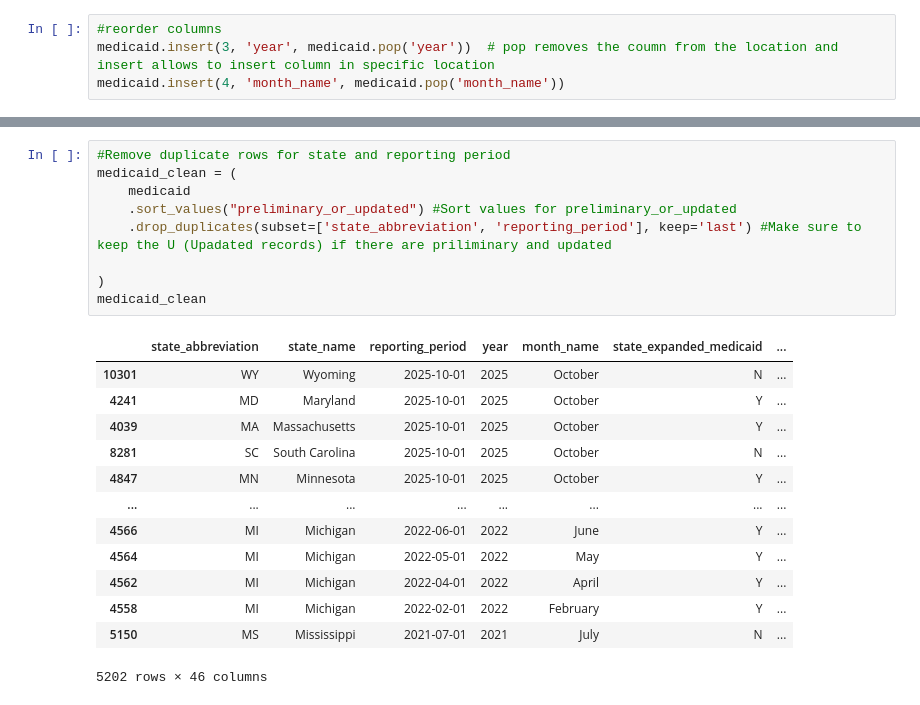
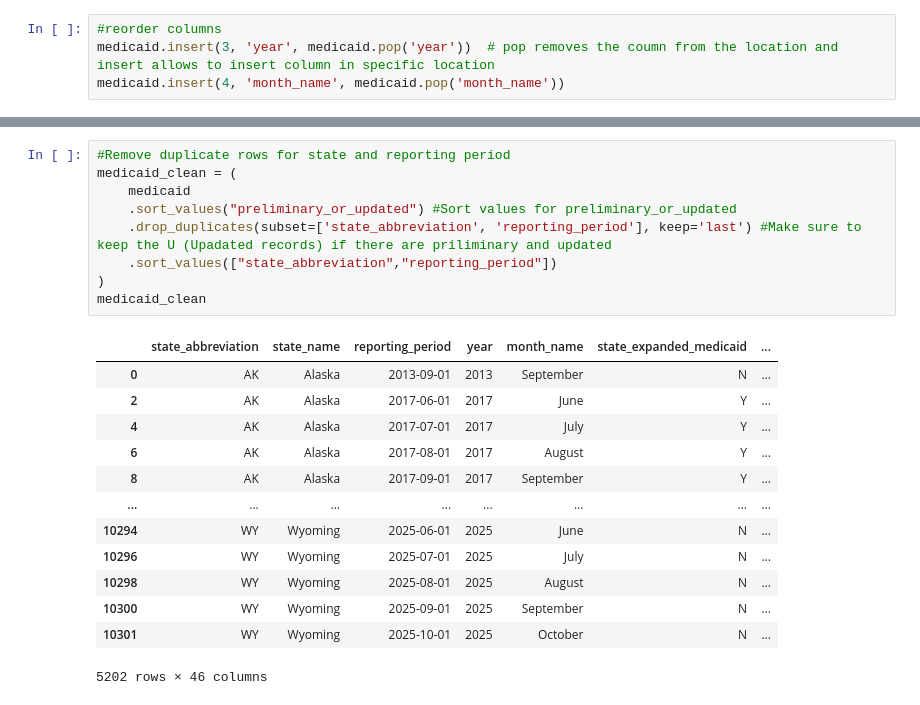
Before and after one commit to ADoddala/medicaid_CHIP_eligibility, a Jupyter notebook: notebooks/medicaid_chip_analysis.ipynb, the cells around one changed output, grey strips where cells are left out. Drawn from its saved outputs; the diff is of its cells as text.

```diff
--- a/notebooks/medicaid_chip_analysis.ipynb
+++ b/notebooks/medicaid_chip_analysis.ipynb
@@ -69,23 +53,23 @@ medicaid[medicaid.duplicated(subset=['state_abbreviation', 'reporting_period'])]
 # %%
 #Remove duplicate rows for state and reporting period
 medicaid_clean = (
     medicaid
     .sort_values("preliminary_or_updated") #Sort values for preliminary_or_updated
     .drop_duplicates(subset=['state_abbreviation', 'reporting_period'], keep='last') #Make sure to keep the U (Upadated records) if there are priliminary and updated
-
+    .sort_values(["state_abbreviation","reporting_period"])
 )
 medicaid_clean
 # %% [output]
 |  | state_abbreviation | state_name | reporting_period | year | month_name | state_expanded_medicaid | ... |
+| 0 | AK | Alaska | 2013-09-01 | 2013 | September | N | ... |
+| 2 | AK | Alaska | 2017-06-01 | 2017 | June | Y | ... |
+| 4 | AK | Alaska | 2017-07-01 | 2017 | July | Y | ... |
+| 6 | AK | Alaska | 2017-08-01 | 2017 | August | Y | ... |
+| 8 | AK | Alaska | 2017-09-01 | 2017 | September | Y | ... |
+| ... | ... | ... | ... | ... | ... | ... | ... |
+| 10294 | WY | Wyoming | 2025-06-01 | 2025 | June | N | ... |
+| 10296 | WY | Wyoming | 2025-07-01 | 2025 | July | N | ... |
+| 10298 | WY | Wyoming | 2025-08-01 | 2025 | August | N | ... |
+| 10300 | WY | Wyoming | 2025-09-01 | 2025 | September | N | ... |
 | 10301 | WY | Wyoming | 2025-10-01 | 2025 | October | N | ... |
-| 4241 | MD | Maryland | 2025-10-01 | 2025 | October | Y | ... |
-| 4039 | MA | Massachusetts | 2025-10-01 | 2025 | October | Y | ... |
-| 8281 | SC | South Carolina | 2025-10-01 | 2025 | October | N | ... |
-| 4847 | MN | Minnesota | 2025-10-01 | 2025 | October | Y | ... |
-| ... | ... | ... | ... | ... | ... | ... | ... |
-| 4566 | MI | Michigan | 2022-06-01 | 2022 | June | Y | ... |
-| 4564 | MI | Michigan | 2022-05-01 | 2022 | May | Y | ... |
-| 4562 | MI | Michigan | 2022-04-01 | 2022 | April | Y | ... |
-| 4558 | MI | Michigan | 2022-02-01 | 2022 | February | Y | ... |
-| 5150 | MS | Mississippi | 2021-07-01 | 2021 | July | N | ... |
 5202 rows × 46 columns
```
Also changed, not shown: parts of 6 cells of this notebook.
